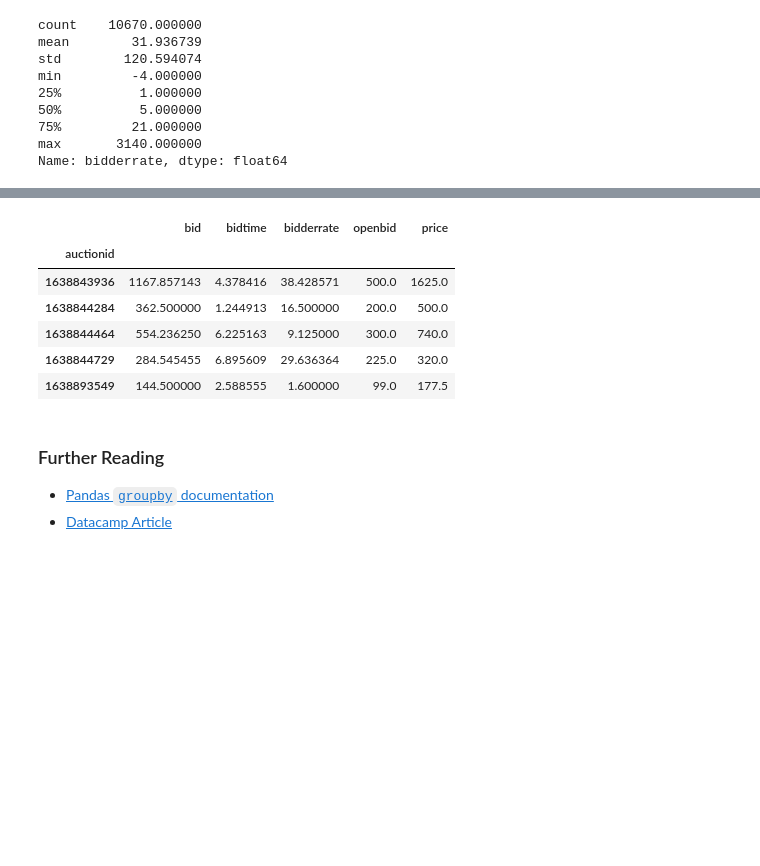
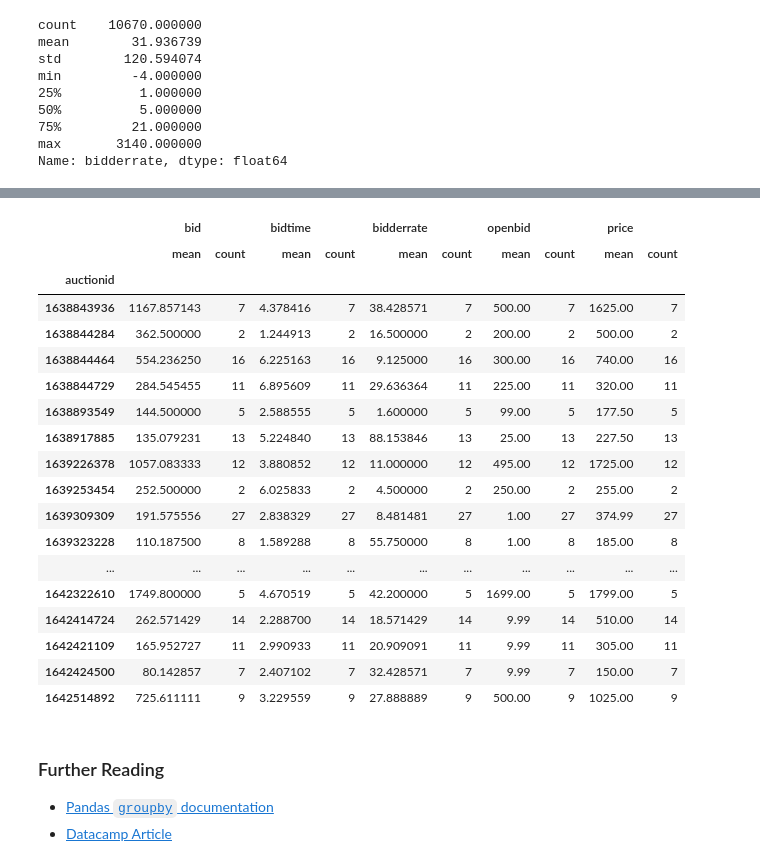
Before and after one commit to ayana-dawkins/04-linear-regression-intro, a Jupyter notebook: 04-01-groupby-solns.ipynb, the cells around one changed output, grey strips where cells are left out. Drawn from its saved outputs; the diff is of its cells as text; code cells hidden in the pictures; blank space fills up the shorter version.

```diff
--- a/04-01-groupby-solns.ipynb
+++ b/04-01-groupby-solns.ipynb
@@ -591,13 +724,25 @@ Name: bidderrate, dtype: float64
 # %%
-auction.groupby('auctionid').mean().head()
+auction.groupby('auctionid').agg(['mean','count']).head(50)
 # %% [output]
-|  | bid | bidtime | bidderrate | openbid | price |
-| auctionid |  |  |  |  |  |
-| 1638843936 | 1167.857143 | 4.378416 | 38.428571 | 500.0 | 1625.0 |
-| 1638844284 | 362.500000 | 1.244913 | 16.500000 | 200.0 | 500.0 |
-| 1638844464 | 554.236250 | 6.225163 | 9.125000 | 300.0 | 740.0 |
-| 1638844729 | 284.545455 | 6.895609 | 29.636364 | 225.0 | 320.0 |
-| 1638893549 | 144.500000 | 2.588555 | 1.600000 | 99.0 | 177.5 |
+|  | bid |  | bidtime |  | bidderrate |  | openbid |  | price |  |
+|  | mean | count | mean | count | mean | count | mean | count | mean | count |
+| auctionid |  |  |  |  |  |  |  |  |  |  |
+| 1638843936 | 1167.857143 | 7 | 4.378416 | 7 | 38.428571 | 7 | 500.00 | 7 | 1625.00 | 7 |
+| 1638844284 | 362.500000 | 2 | 1.244913 | 2 | 16.500000 | 2 | 200.00 | 2 | 500.00 | 2 |
+| 1638844464 | 554.236250 | 16 | 6.225163 | 16 | 9.125000 | 16 | 300.00 | 16 | 740.00 | 16 |
+| 1638844729 | 284.545455 | 11 | 6.895609 | 11 | 29.636364 | 11 | 225.00 | 11 | 320.00 | 11 |
+| 1638893549 | 144.500000 | 5 | 2.588555 | 5 | 1.600000 | 5 | 99.00 | 5 | 177.50 | 5 |
+| 1638917885 | 135.079231 | 13 | 5.224840 | 13 | 88.153846 | 13 | 25.00 | 13 | 227.50 | 13 |
+| 1639226378 | 1057.083333 | 12 | 3.880852 | 12 | 11.000000 | 12 | 495.00 | 12 | 1725.00 | 12 |
+| 1639253454 | 252.500000 | 2 | 6.025833 | 2 | 4.500000 | 2 | 250.00 | 2 | 255.00 | 2 |
+| 1639309309 | 191.575556 | 27 | 2.838329 | 27 | 8.481481 | 27 | 1.00 | 27 | 374.99 | 27 |
+| 1639323228 | 110.187500 | 8 | 1.589288 | 8 | 55.750000 | 8 | 1.00 | 8 | 185.00 | 8 |
+| ... | ... | ... | ... | ... | ... | ... | ... | ... | ... | ... |
+| 1642322610 | 1749.800000 | 5 | 4.670519 | 5 | 42.200000 | 5 | 1699.00 | 5 | 1799.00 | 5 |
+| 1642414724 | 262.571429 | 14 | 2.288700 | 14 | 18.571429 | 14 | 9.99 | 14 | 510.00 | 14 |
+| 1642421109 | 165.952727 | 11 | 2.990933 | 11 | 20.909091 | 11 | 9.99 | 11 | 305.00 | 11 |
+| 1642424500 | 80.142857 | 7 | 2.407102 | 7 | 32.428571 | 7 | 9.99 | 7 | 150.00 | 7 |
+| 1642514892 | 725.611111 | 9 | 3.229559 | 9 | 27.888889 | 9 | 500.00 | 9 | 1025.00 | 9 |
 # %%
 fill_bidrate = lambda g: g.fillna(g.mean())
 # %%
```
Also changed, not shown: parts of 29 cells of this notebook, 4 other files.
